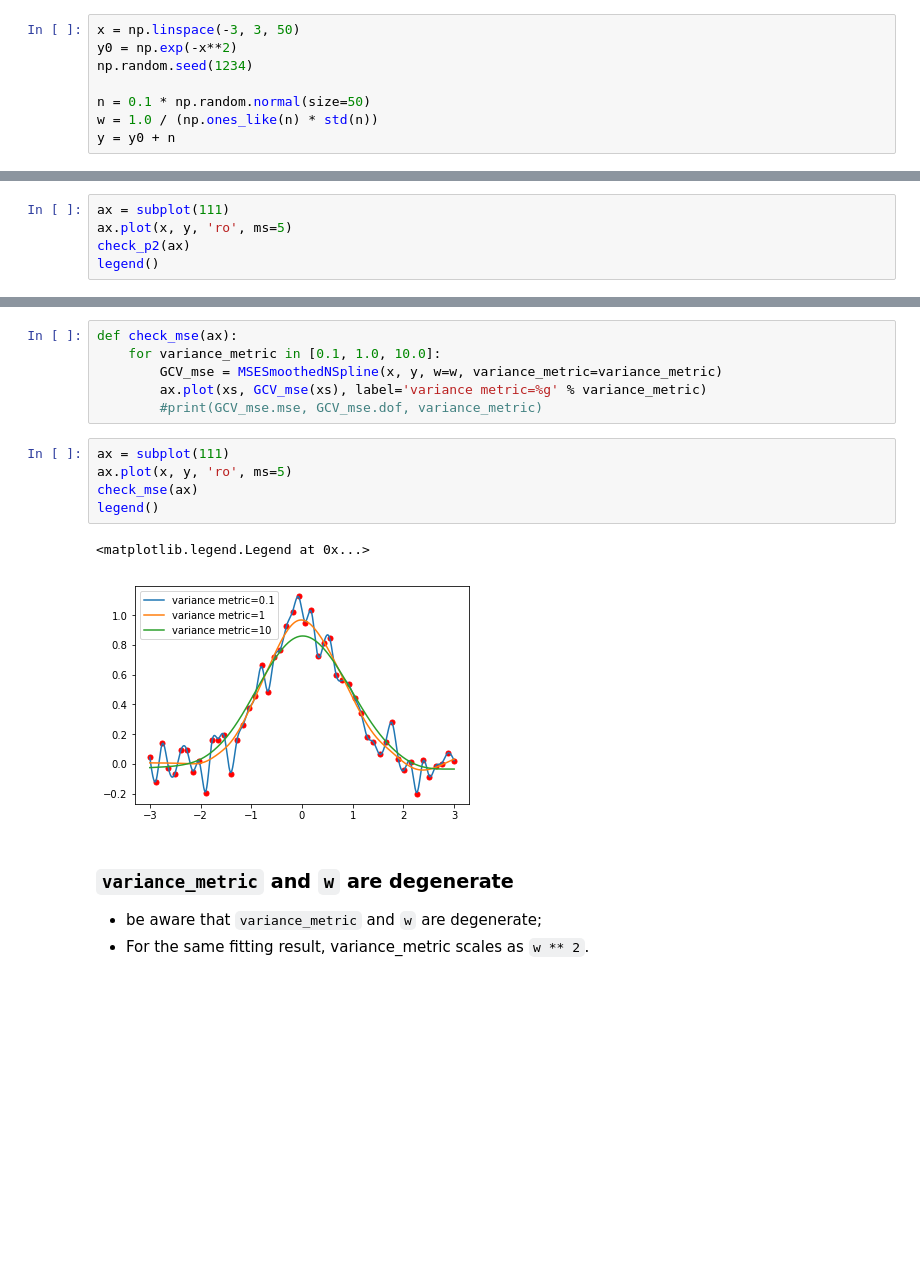
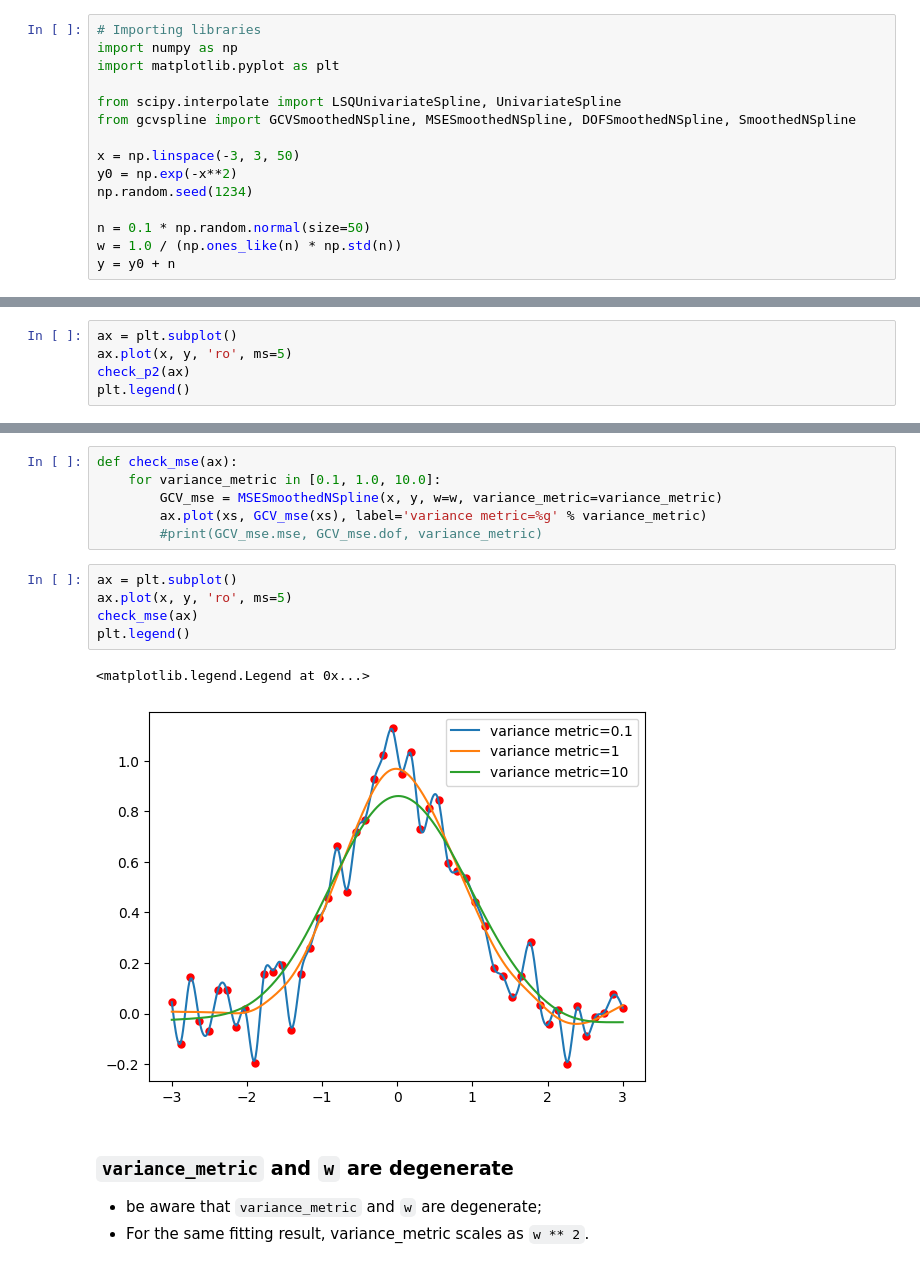
Before and after one commit to charlesll/gcvspline, a Jupyter notebook: example/gcvspline_scipylike_interface.ipynb, the cells around one changed output, grey strips where cells are left out. Cells and saved outputs as stored; diff of their text form; blank space fills up the shorter version.

```diff
--- a/example/gcvspline_scipylike_interface.ipynb
+++ b/example/gcvspline_scipylike_interface.ipynb
@@ -19,10 +13,17 @@ from gcvspline import GCVSmoothedNSpline, MSESmoothedNSpline, DOFSmoothedNSpline
 # %%
+# Importing libraries
+import numpy as np
+import matplotlib.pyplot as plt
+
+from scipy.interpolate import LSQUnivariateSpline, UnivariateSpline
+from gcvspline import GCVSmoothedNSpline, MSESmoothedNSpline, DOFSmoothedNSpline, SmoothedNSpline
+
 x = np.linspace(-3, 3, 50)
 y0 = np.exp(-x**2)
 np.random.seed(1234)
 
 n = 0.1 * np.random.normal(size=50)
-w = 1.0 / (np.ones_like(n) * std(n))
+w = 1.0 / (np.ones_like(n) * np.std(n))
 y = y0 + n
 # %% [markdown]
 ## The most automated smoothing
@@ -140,9 +142,9 @@ def check_p2(ax):
         r.append([wf, GCV_manual.mse, GCV_manual.dof])
     return r
 # %%
-ax = subplot(111)
+ax = plt.subplot()
 ax.plot(x, y, 'ro', ms=5)
 check_p2(ax)
-legend()
+plt.legend()
 # %% [output]
 <matplotlib.legend.Legend at 0x...>
@@ -158,13 +160,13 @@ def check_mse(ax):
         ax.plot(xs, GCV_mse(xs), label='variance metric=%g' % variance_metric)
         #print(GCV_mse.mse, GCV_mse.dof, variance_metric)
 # %%
-ax = subplot(111)
+ax = plt.subplot()
 ax.plot(x, y, 'ro', ms=5)
 check_mse(ax)
-legend()
+plt.legend()
 # %% [output]
 <matplotlib.legend.Legend at 0x...>
-[figure, old version]
+[figure, new version]
 # %% [markdown]
 ### `variance_metric` and `w` are degenerate
 
```
Also changed, not shown: parts of 15 cells of this notebook.
